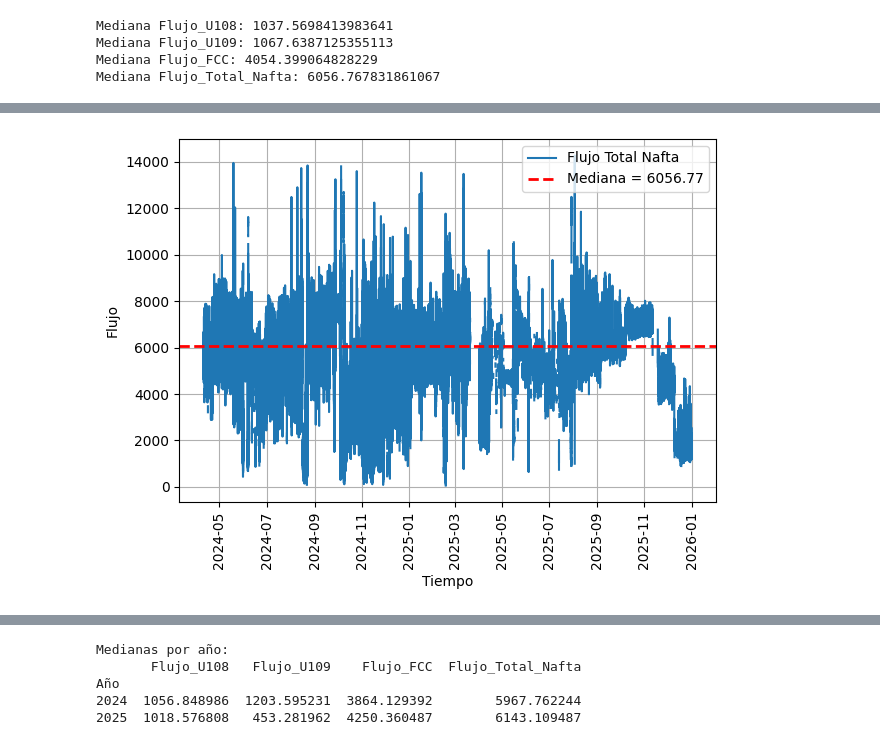
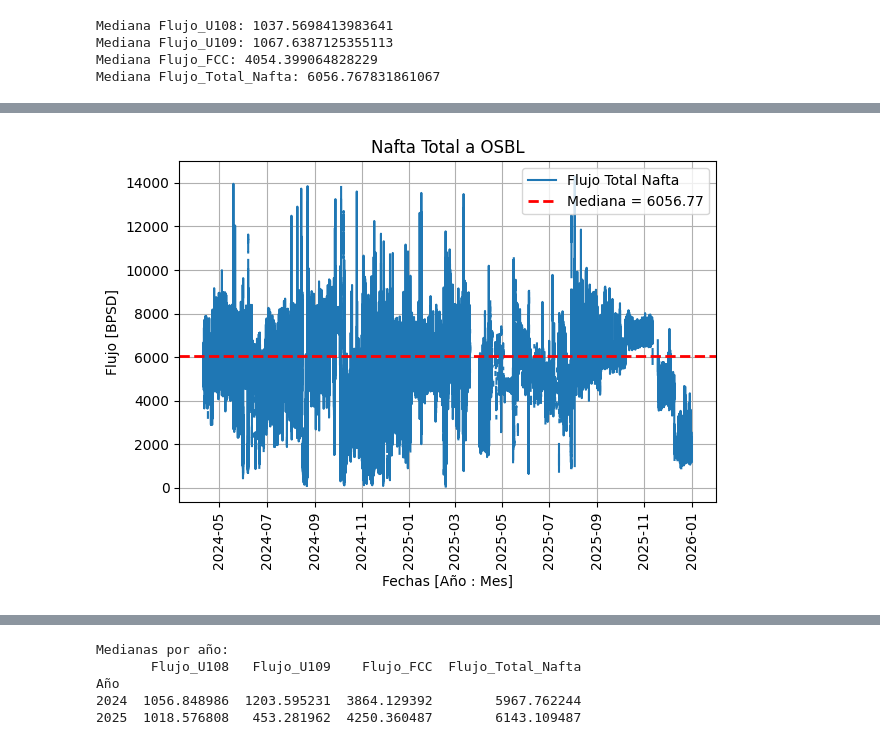
Before and after one commit to vbedoyaj21/OSBL, a Jupyter notebook: EDA_OSBL_Nafta.ipynb, the cells around one changed output, grey strips where cells are left out. Saved outputs shown, nothing was run; the diff lists cells and outputs as text; code cells hidden in the pictures.

```diff
--- a/EDA_OSBL_Nafta.ipynb
+++ b/EDA_OSBL_Nafta.ipynb
@@ -241,21 +298,21 @@ plt.show()
 # %%
 # =========================
 # BLOQUE 5.2: Gráfico discontinuo Flujo Total_Nafta
 # =========================
 #plt.figure(figsize=(14,6))
 
 plt.plot(df_merged.index, df_merged["Flujo_Total_Nafta"], label="Flujo Total Nafta")
 
 plt.axhline(mediana_Total, linestyle="--", linewidth=2, color='r',
             label=f"Mediana = {mediana_Total:.2f}")
 
-plt.xlabel("Tiempo")
-plt.ylabel("Flujo")
+plt.xlabel("Fechas [Año : Mes]")
+plt.ylabel("Flujo [BPSD]")
 plt.xticks(rotation=90)
-#plt.title("ACA EL TITULITO")
+plt.title("Nafta Total a OSBL")
 plt.legend()
 plt.tight_layout()
 plt.grid(True)
 plt.show()
 # %% [output]
-[figure, old version]
+[figure, new version]
```
Also changed, not shown: parts of 11 cells of this notebook.
